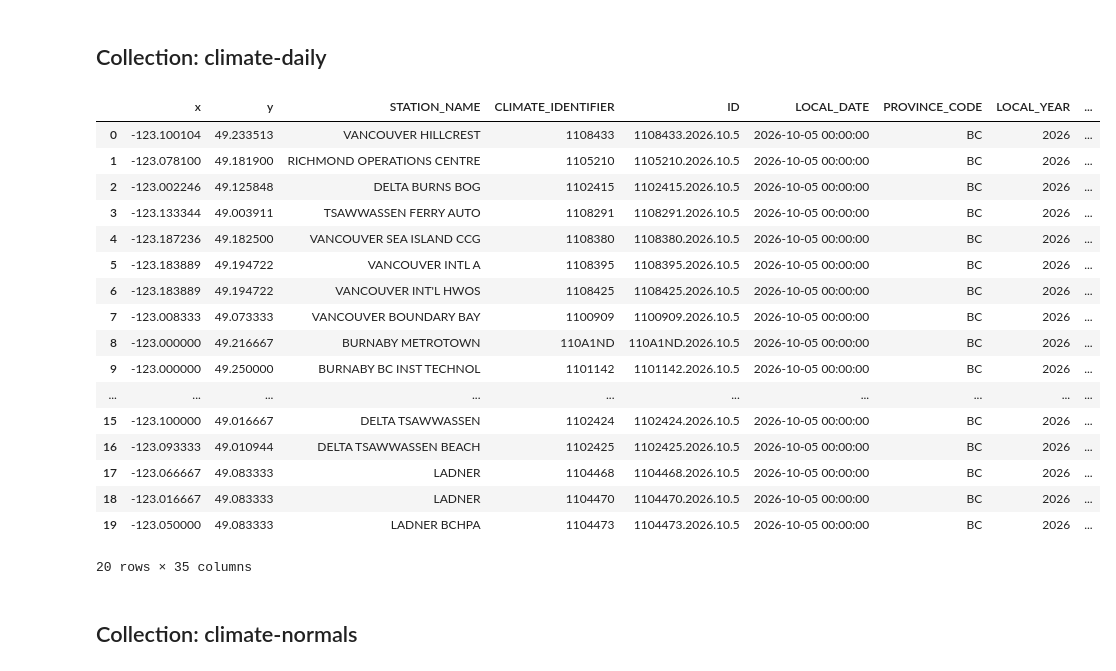
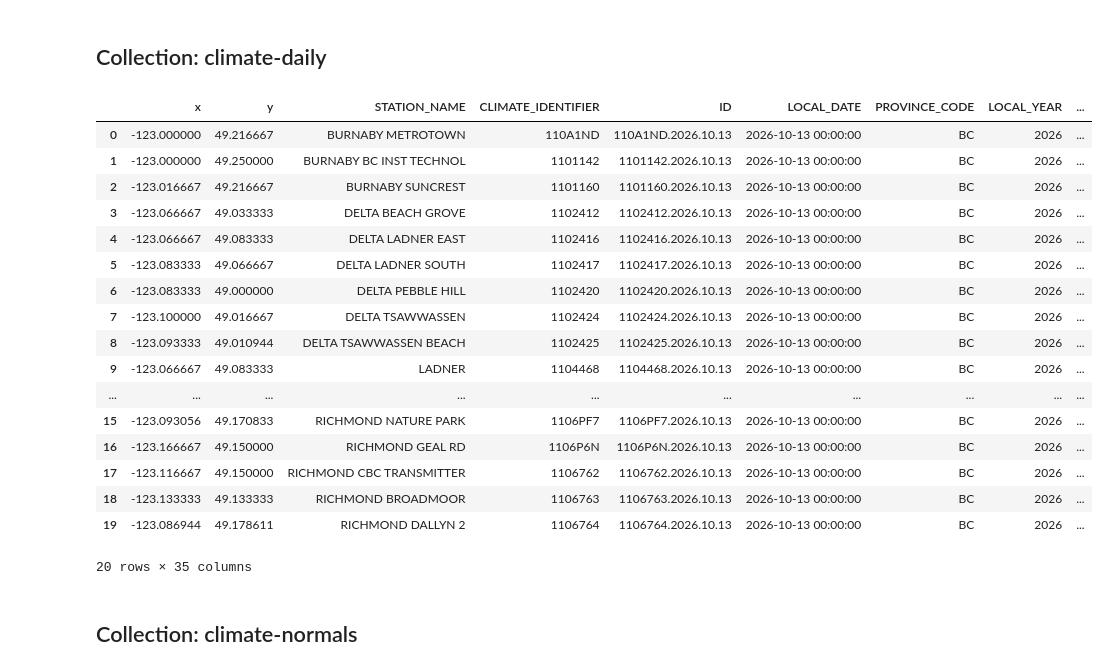
Before and after one commit to tedscott/SideProjects, a Jupyter notebook: Weather2_0/ECCC_API_Examples.ipynb, the cells around one changed output. Drawn from its saved outputs; the diff is of its cells as text; code cells hidden in the pictures.

```diff
--- a/Weather2_0/ECCC_API_Examples.ipynb
+++ b/Weather2_0/ECCC_API_Examples.ipynb
@@ -23,40 +27,40 @@ from datetime import datetime as dt
 # %%
 # Compose the request
 host = "https://api.weather.gc.ca/"
 api = urljoin(host, "collections/climate-daily/items/")
 query = {
-    "datetime": "2026-10-05/..", # all items from 2026-10-05 onward
+    "datetime": "2026-10-13/..", # all items from 2026-10-05 onward
     #"datetime": "1840-03-01 00:00:00/2021-06-02 00:00:00",
     "bbox": "-123.25,49,-123.0,49.25",# minX, minY, maxX, maxY
     #"STN_ID": "10761",
     "sortby": "LOCAL_DATE",
     "f": "csv"
 }
 url = f"{api}?{urlencode(query)}"
 
 
 # Use geopandas to convert the json output to a GeoDataFrame.
 with urlopen(url=str(url)) as req:
     df = pd.read_csv(req)
 df.sort_index().head(20)
 # %% [output]
 |  | x | y | STATION_NAME | CLIMATE_IDENTIFIER | ID | LOCAL_DATE | PROVINCE_CODE | LOCAL_YEAR | ... |
-| 0 | -123.100104 | 49.233513 | VANCOUVER HILLCREST | 1108433 | 1108433.2026.10.5 | 2026-10-05 00:00:00 | BC | 2026 | ... |
-| 1 | -123.078100 | 49.181900 | RICHMOND OPERATIONS CENTRE | 1105210 | 1105210.2026.10.5 | 2026-10-05 00:00:00 | BC | 2026 | ... |
-| 2 | -123.002246 | 49.125848 | DELTA BURNS BOG | 1102415 | 1102415.2026.10.5 | 2026-10-05 00:00:00 | BC | 2026 | ... |
-| 3 | -123.133344 | 49.003911 | TSAWWASSEN FERRY AUTO | 1108291 | 1108291.2026.10.5 | 2026-10-05 00:00:00 | BC | 2026 | ... |
-| 4 | -123.187236 | 49.182500 | VANCOUVER SEA ISLAND CCG | 1108380 | 1108380.2026.10.5 | 2026-10-05 00:00:00 | BC | 2026 | ... |
-| 5 | -123.183889 | 49.194722 | VANCOUVER INTL A | 1108395 | 1108395.2026.10.5 | 2026-10-05 00:00:00 | BC | 2026 | ... |
-| 6 | -123.183889 | 49.194722 | VANCOUVER INT'L HWOS | 1108425 | 1108425.2026.10.5 | 2026-10-05 00:00:00 | BC | 2026 | ... |
-| 7 | -123.008333 | 49.073333 | VANCOUVER BOUNDARY BAY | 1100909 | 1100909.2026.10.5 | 2026-10-05 00:00:00 | BC | 2026 | ... |
-| 8 | -123.000000 | 49.216667 | BURNABY METROTOWN | 110A1ND | 110A1ND.2026.10.5 | 2026-10-05 00:00:00 | BC | 2026 | ... |
-| 9 | -123.000000 | 49.250000 | BURNABY BC INST TECHNOL | 1101142 | 1101142.2026.10.5 | 2026-10-05 00:00:00 | BC | 2026 | ... |
+| 0 | -123.000000 | 49.216667 | BURNABY METROTOWN | 110A1ND | 110A1ND.2026.10.13 | 2026-10-13 00:00:00 | BC | 2026 | ... |
+| 1 | -123.000000 | 49.250000 | BURNABY BC INST TECHNOL | 1101142 | 1101142.2026.10.13 | 2026-10-13 00:00:00 | BC | 2026 | ... |
+| 2 | -123.016667 | 49.216667 | BURNABY SUNCREST | 1101160 | 1101160.2026.10.13 | 2026-10-13 00:00:00 | BC | 2026 | ... |
+| 3 | -123.066667 | 49.033333 | DELTA BEACH GROVE | 1102412 | 1102412.2026.10.13 | 2026-10-13 00:00:00 | BC | 2026 | ... |
+| 4 | -123.066667 | 49.083333 | DELTA LADNER EAST | 1102416 | 1102416.2026.10.13 | 2026-10-13 00:00:00 | BC | 2026 | ... |
+| 5 | -123.083333 | 49.066667 | DELTA LADNER SOUTH | 1102417 | 1102417.2026.10.13 | 2026-10-13 00:00:00 | BC | 2026 | ... |
+| 6 | -123.083333 | 49.000000 | DELTA PEBBLE HILL | 1102420 | 1102420.2026.10.13 | 2026-10-13 00:00:00 | BC | 2026 | ... |
+| 7 | -123.100000 | 49.016667 | DELTA TSAWWASSEN | 1102424 | 1102424.2026.10.13 | 2026-10-13 00:00:00 | BC | 2026 | ... |
+| 8 | -123.093333 | 49.010944 | DELTA TSAWWASSEN BEACH | 1102425 | 1102425.2026.10.13 | 2026-10-13 00:00:00 | BC | 2026 | ... |
+| 9 | -123.066667 | 49.083333 | LADNER | 1104468 | 1104468.2026.10.13 | 2026-10-13 00:00:00 | BC | 2026 | ... |
 | ... | ... | ... | ... | ... | ... | ... | ... | ... | ... |
-| 15 | -123.100000 | 49.016667 | DELTA TSAWWASSEN | 1102424 | 1102424.2026.10.5 | 2026-10-05 00:00:00 | BC | 2026 | ... |
-| 16 | -123.093333 | 49.010944 | DELTA TSAWWASSEN BEACH | 1102425 | 1102425.2026.10.5 | 2026-10-05 00:00:00 | BC | 2026 | ... |
-| 17 | -123.066667 | 49.083333 | LADNER | 1104468 | 1104468.2026.10.5 | 2026-10-05 00:00:00 | BC | 2026 | ... |
-| 18 | -123.016667 | 49.083333 | LADNER | 1104470 | 1104470.2026.10.5 | 2026-10-05 00:00:00 | BC | 2026 | ... |
-| 19 | -123.050000 | 49.083333 | LADNER BCHPA | 1104473 | 1104473.2026.10.5 | 2026-10-05 00:00:00 | BC | 2026 | ... |
+| 15 | -123.093056 | 49.170833 | RICHMOND NATURE PARK | 1106PF7 | 1106PF7.2026.10.13 | 2026-10-13 00:00:00 | BC | 2026 | ... |
+| 16 | -123.166667 | 49.150000 | RICHMOND GEAL RD | 1106P6N | 1106P6N.2026.10.13 | 2026-10-13 00:00:00 | BC | 2026 | ... |
+| 17 | -123.116667 | 49.150000 | RICHMOND CBC TRANSMITTER | 1106762 | 1106762.2026.10.13 | 2026-10-13 00:00:00 | BC | 2026 | ... |
+| 18 | -123.133333 | 49.133333 | RICHMOND BROADMOOR | 1106763 | 1106763.2026.10.13 | 2026-10-13 00:00:00 | BC | 2026 | ... |
+| 19 | -123.086944 | 49.178611 | RICHMOND DALLYN 2 | 1106764 | 1106764.2026.10.13 | 2026-10-13 00:00:00 | BC | 2026 | ... |
 20 rows × 35 columns
 # %% [markdown]
 ## Collection: climate-normals
```
Also changed, not shown: parts of 33 cells of this notebook, 2 other files.
